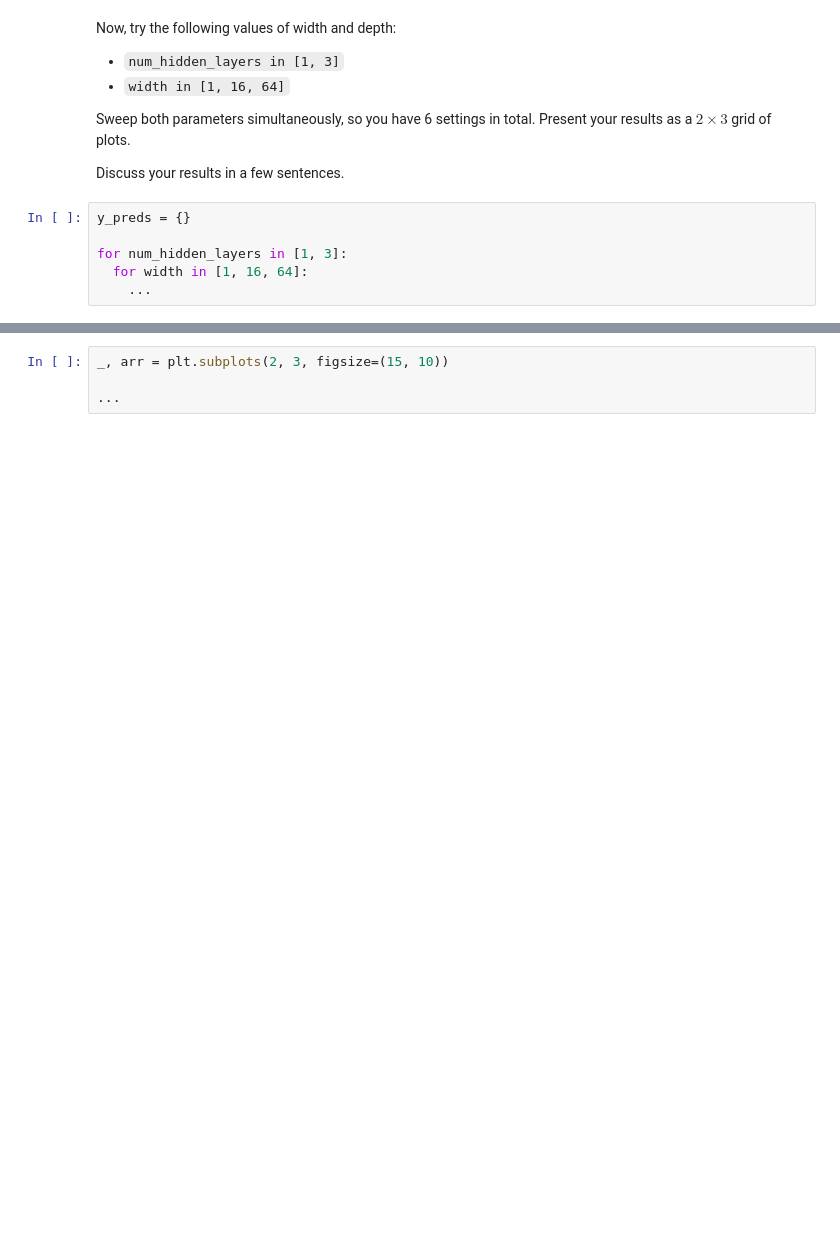
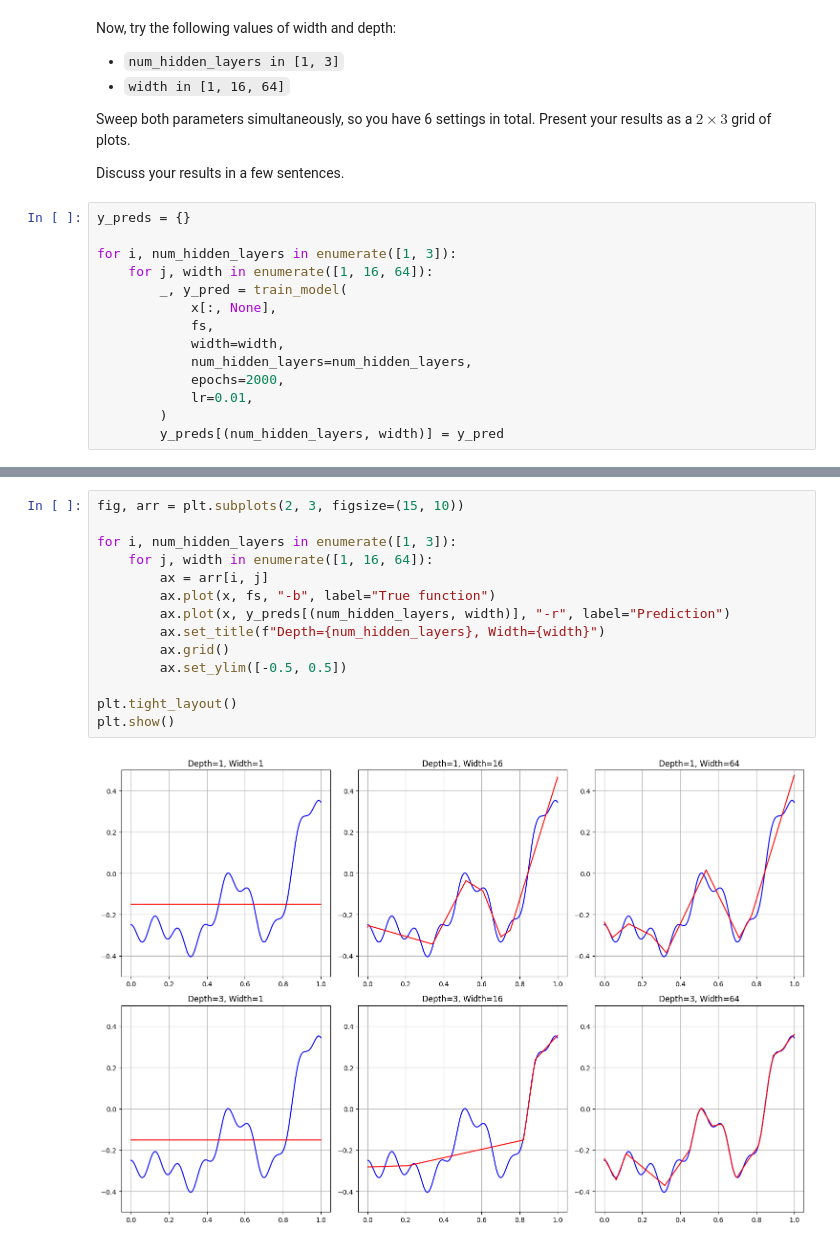
Before and after one commit to pranavich18/ML_Labs, a Jupyter notebook: lab4_mlp.ipynb, the cells around one changed output, grey strips where cells are left out. Drawn from its saved outputs; the diff is of its cells as text; blank space fills up the shorter version.

```diff
--- a/lab4_mlp.ipynb
+++ b/lab4_mlp.ipynb
@@ -160,6 +165,14 @@ Discuss your results in a few sentences.
 # %%
 y_preds = {}
 
-for num_hidden_layers in [1, 3]:
-  for width in [1, 16, 64]:
-    ...
+for i, num_hidden_layers in enumerate([1, 3]):
+    for j, width in enumerate([1, 16, 64]):
+        _, y_pred = train_model(
+            x[:, None],
+            fs,
+            width=width,
+            num_hidden_layers=num_hidden_layers,
+            epochs=2000,
+            lr=0.01,
+        )
+        y_preds[(num_hidden_layers, width)] = y_pred
@@ -166,4 +197,16 @@ for num_hidden_layers in [1, 3]:
-# %%
-_, arr = plt.subplots(2, 3, figsize=(15, 10))
-
-...
+# %%
+fig, arr = plt.subplots(2, 3, figsize=(15, 10))
+
+for i, num_hidden_layers in enumerate([1, 3]):
+    for j, width in enumerate([1, 16, 64]):
+        ax = arr[i, j]
+        ax.plot(x, fs, "-b", label="True function")
+        ax.plot(x, y_preds[(num_hidden_layers, width)], "-r", label="Prediction")
+        ax.set_title(f"Depth={num_hidden_layers}, Width={width}")
+        ax.grid()
+        ax.set_ylim([-0.5, 0.5])
+
+plt.tight_layout()
+plt.show()
+# %% [output]
+[figure, added]
```
Also changed, not shown: parts of 2 cells of this notebook.
